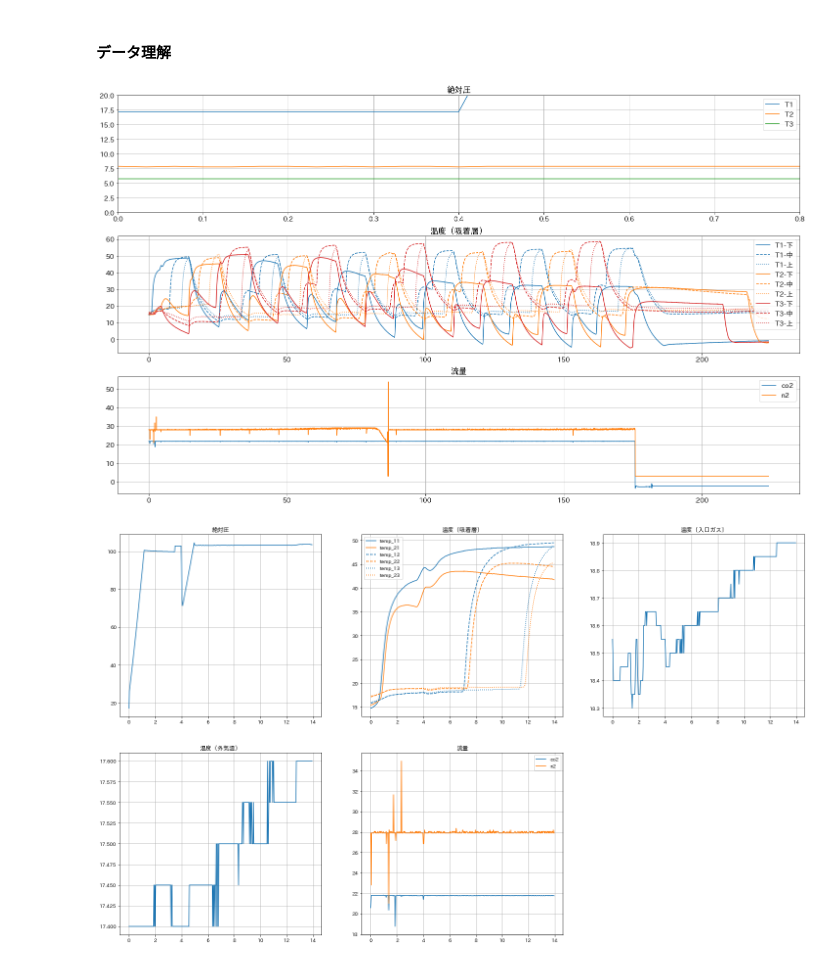
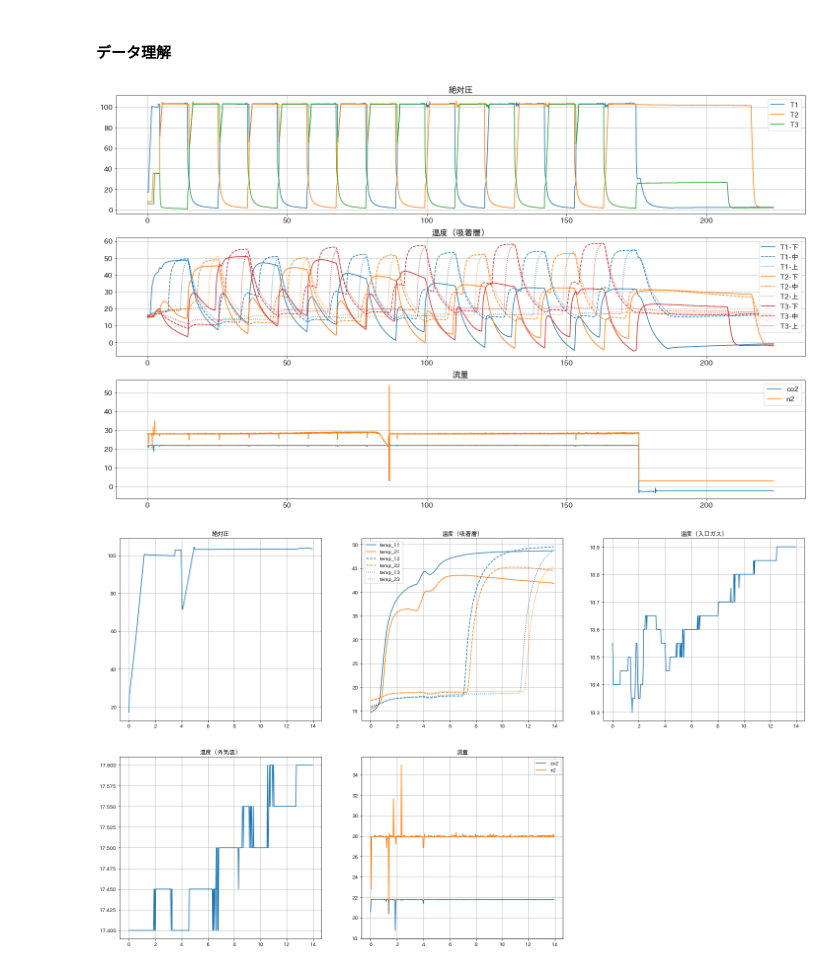
Before and after one commit to zenmainosamurai/PSA, a Jupyter notebook: analysis/data_understand.ipynb, the cells around one changed output. Drawn from its saved outputs; the diff is of its cells as text; code cells hidden in the pictures.

```diff
--- a/analysis/data_understand.ipynb
+++ b/analysis/data_understand.ipynb
@@ -19,36 +19,36 @@ plt.figure(figsize=(25,15))
 plt.subplot(311)
 plt.plot(df["P-1絶対圧 [kPa]"], label="T1")
 plt.plot(df["P-2絶対圧 [kPa]"], label="T2")
 plt.plot(df["P-3絶対圧 [kPa]"], label="T3")
-plt.ylim([0,20])
-plt.xlim([0,0.8])
+# plt.ylim([0,20])
+# plt.xlim([0,0.8])
 plt.title("絶対圧")
 plt.grid()
 plt.legend()
 
 plt.subplot(312)
 plt.plot(df["T-1-下C [℃]"], label="T1-下", c="tab:blue", linestyle="-")
 plt.plot(df["T-1-中C [℃]"], label="T1-中", c="tab:blue", linestyle="--")
 plt.plot(df["T-1-上C [℃]"], label="T1-上", c="tab:blue", linestyle=":")
 plt.plot(df["T-2-下C [℃]"], label="T2-下", c="tab:orange", linestyle="-")
 plt.plot(df["T-2-中C [℃]"], label="T2-中", c="tab:orange", linestyle="--")
 plt.plot(df["T-2-上C [℃]"], label="T2-上", c="tab:orange", linestyle=":")
 plt.plot(df["T-3-下C [℃]"], label="T3-下", c="tab:red", linestyle="-")
 plt.plot(df["T-3-中C [℃]"], label="T3-中", c="tab:red", linestyle="--")
 plt.plot(df["T-3-上C [℃]"], label="T3-上", c="tab:red", linestyle=":")
 plt.title("温度（吸着層）")
 plt.legend()
 plt.grid()
 
 plt.subplot(313)
 plt.plot(df[["CO2流量  [L/min]", "N2流量 [L/min]"]], label=["co2", "n2"])
 plt.legend()
 plt.title("流量")
 plt.grid()
 
 plt.show()
 # %% [output]
-[figure, old version]
+[figure, new version]
 # %%
 df = pd.read_excel("../data/20240624_ICTへの提供データ_PSA実験_編集_メイン.xlsx",
                    sheet_name="python実装用_吸着のみ_立ち上がり修正", index_col="time")
```
Also changed, not shown: 19 other files.
